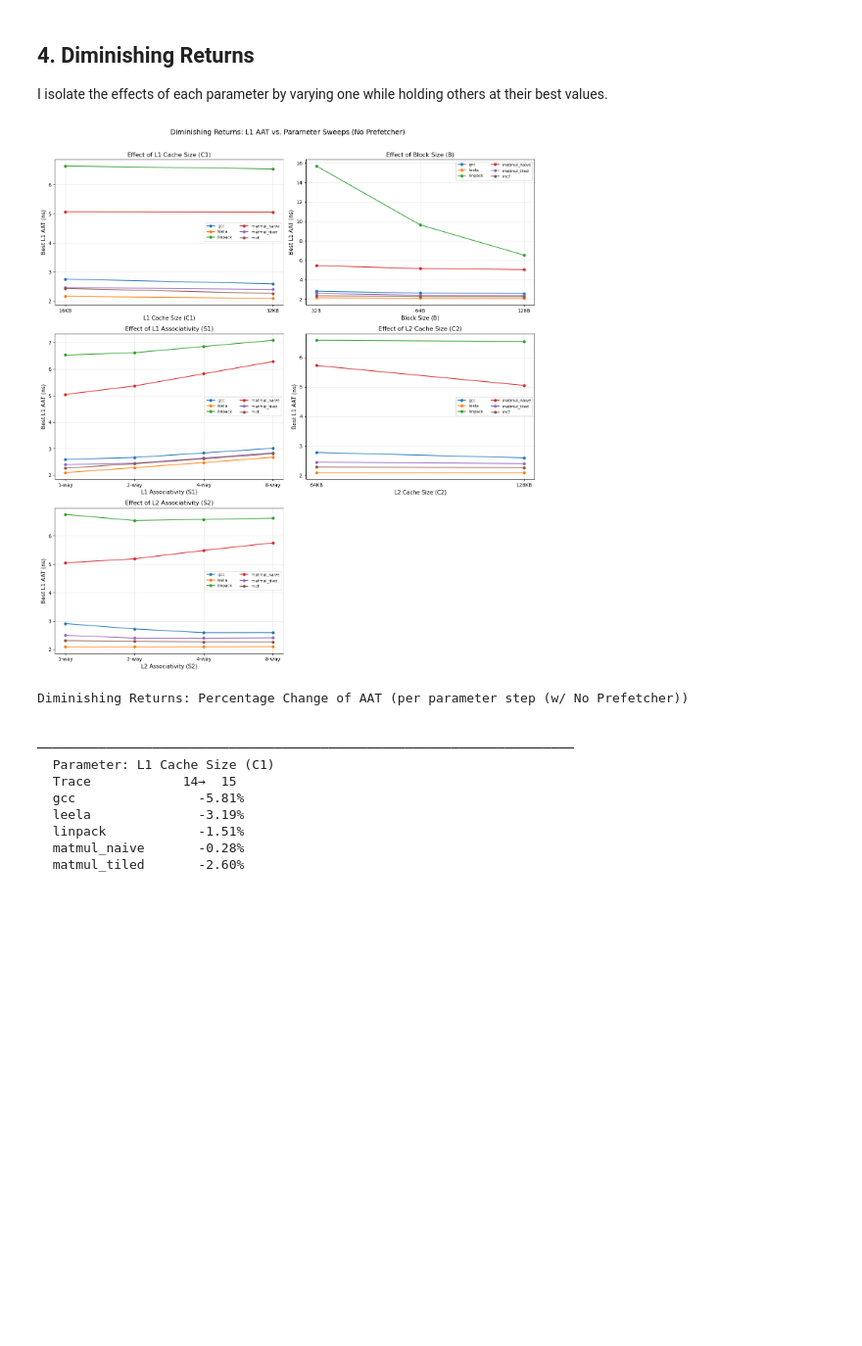
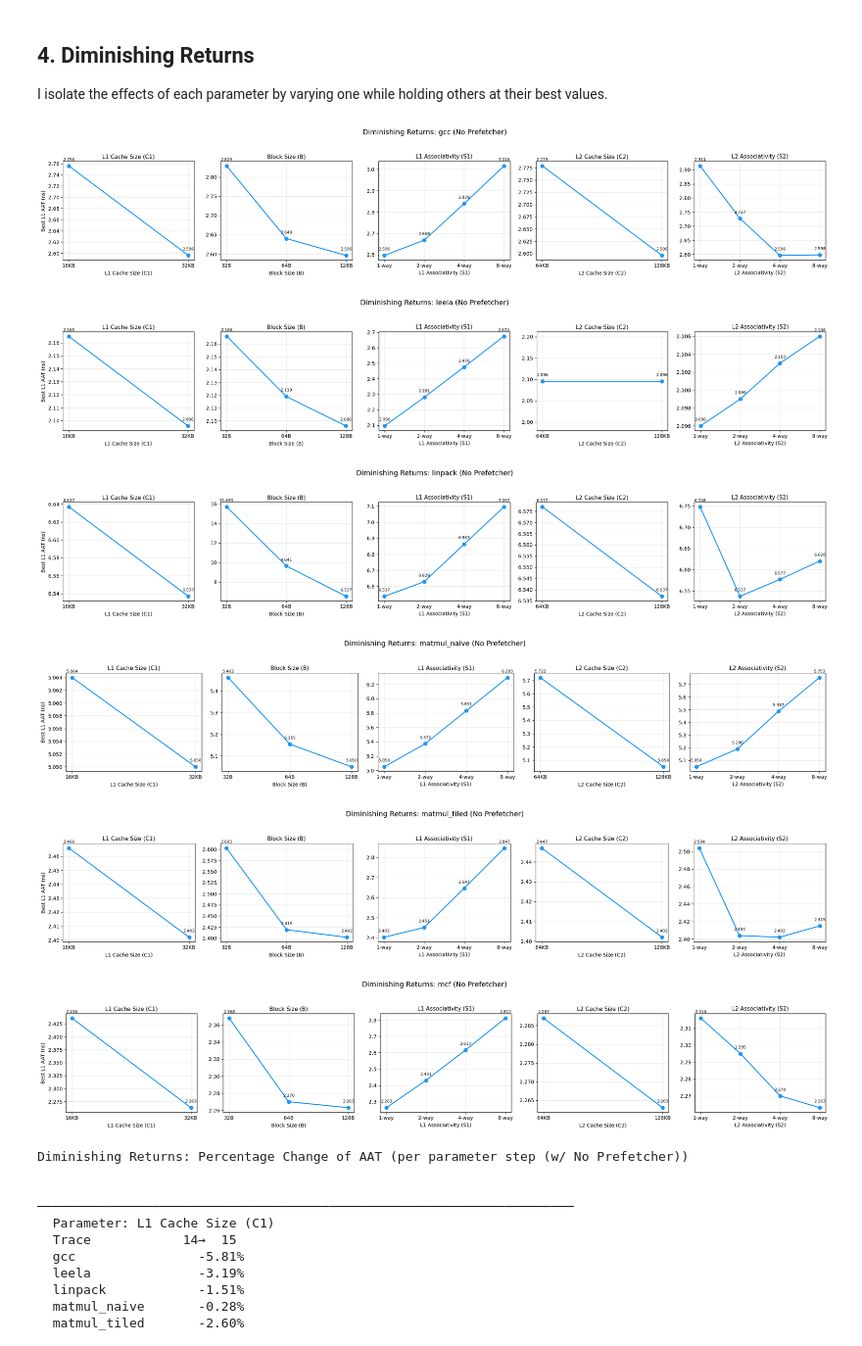
Before and after one commit to wlu03/cs4290, a Jupyter notebook: project1_v1_1/search/cache_analysis.ipynb, the cells around one changed output. Shown at 98% size. Cells and saved outputs as stored; diff of their text form; code cells hidden in the pictures; blank space fills up the shorter version.

Commit message:
separated the traces in graphs

```diff
--- a/project1_v1_1/search/cache_analysis.ipynb
+++ b/project1_v1_1/search/cache_analysis.ipynb
@@ -295,51 +295,60 @@ Best L1 AAT for different prefetcher type (per trace)
 I isolate the effects of each parameter by varying one while holding others at their best values.
 # %%
 import matplotlib.pyplot as plt
-
-fig, axes = plt.subplots(3, 2, figsize=(14, 15))
-fig.suptitle("Diminishing Returns: L1 AAT vs. Parameter Sweeps (No Prefetcher)", fontsize=14, y=1.01)
 
 params_to_sweep = [
     ('C1', 'L1 Cache Size (C1)', [14, 15]),
     ('B',  'Block Size (B)', [5, 6, 7]),
     ('S1', 'L1 Associativity (S1)', [0, 1, 2, 3]),
     ('C2', 'L2 Cache Size (C2)', [16, 17]),
     ('S2', 'L2 Associativity (S2)', [0, 1, 2, 3]),
 ]
 
-for idx, (param, label, vals) in enumerate(params_to_sweep):
-    ax = axes[idx // 2][idx % 2]
+for t in traces:
+    fig, axes = plt.subplots(1, 5, figsize=(22, 4))
+    fig.suptitle(f"Diminishing Returns: {t} (No Prefetcher)", fontsize=14, y=1.05)
 
-    for t in traces:
+    for idx, (param, label, vals) in enumerate(params_to_sweep):
+        ax = axes[idx]
         aats = []
         for v in vals:
             sub = df_none[(df_none['trace'] == t) & (df_none[param] == v)]
             if not sub.empty:
                 aats.append(sub['L1_AAT'].min())
             else:
                 aats.append(np.nan)
-        ax.plot(vals, aats, 'o-', label=t, markersize=5)
+        ax.plot(vals, aats, 'o-', color='#2196F3', markersize=7, linewidth=2)
 
-    ax.set_xlabel(label, fontsize=11)
-    ax.set_ylabel('Best L1 AAT (ns)', fontsize=11)
-    ax.set_title(f'Effect of {label}', fontsize=12)
-    ax.legend(fontsize=8, ncol=2)
-    ax.grid(True, alpha=0.3)
-    ax.set_xticks(vals)
-    if param == 'C1':
-        ax.set_xticklabels([f'{2**v//1024}KB' for v in vals])
-    elif param == 'C2':
-        ax.set_xticklabels([f'{2**v//1024}KB' for v in vals])
-    elif param == 'B':
-        ax.set_xticklabels([f'{2**v}B' for v in vals])
-    elif param in ('S1', 'S2'):
-        ax.set_xticklabels([f'{2**v}-way' for v in vals])
+        # Annotate each point with AAT value
+        for v, aat in zip(vals, aats):
+            if not np.isnan(aat):
+                ax.annotate(f'{aat:.3f}', (v, aat), textcoords="offset points",
+                           xytext=(0, 10), ha='center', fontsize=8)
 
-axes[2][1].set_visible(False)
-plt.tight_layout()
-plt.show()
+        ax.set_xlabel(label, fontsize=10)
+        if idx == 0:
+            ax.set_ylabel('Best L1 AAT (ns)', fontsize=10)
+        ax.set_title(f'{label}', fontsize=11)
+        ax.grid(True, alpha=0.3)
+        ax.set_xticks(vals)
+        if param == 'C1':
+            ax.set_xticklabels([f'{2**v//1024}KB' for v in vals])
+        elif param == 'C2':
+            ax.set_xticklabels([f'{2**v//1024}KB' for v in vals])
+        elif param == 'B':
+            ax.set_xticklabels([f'{2**v}B' for v in vals])
+        elif param in ('S1', 'S2'):
+            ax.set_xticklabels([f'{2**v}-way' for v in vals])
+
+    plt.tight_layout()
+    plt.show()
 # %% [output]
-[figure, old version]
+[figure, new version]
+[figure, added]
+[figure, added]
+[figure, added]
+[figure, added]
+[figure, added]
 # %%
 print("Diminishing Returns: Percentage Change of AAT (per parameter step (w/ No Prefetcher))\n")
 
```
Also changed, not shown: parts of 9 cells of this notebook, 4 other files.
